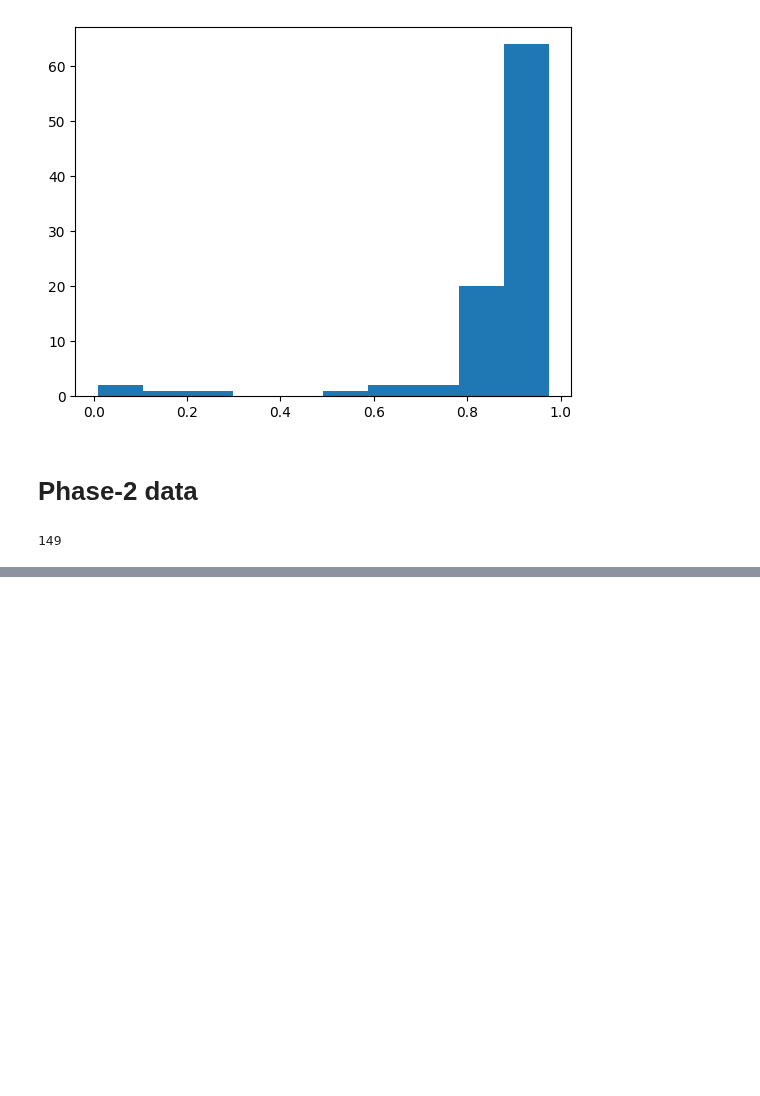
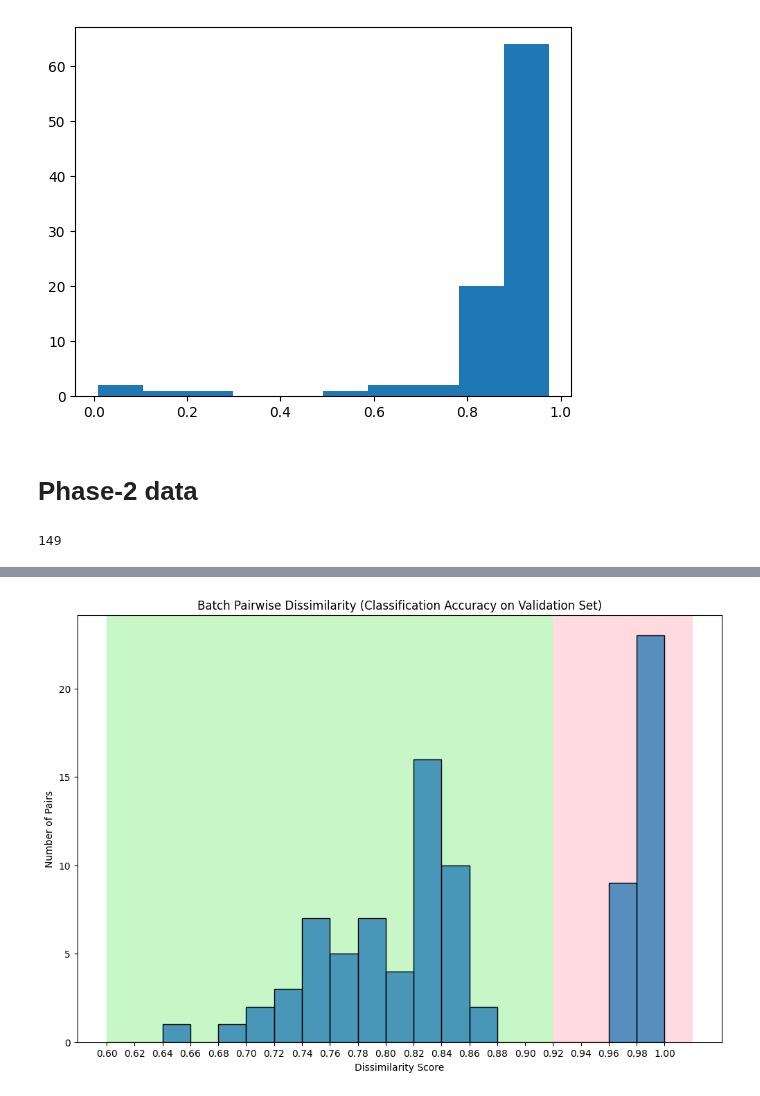
Before and after one commit to DASC-CompetitiveDS/MLOpsVN, a Jupyter notebook: src/notebooks/seperate_distribution.ipynb, the cells around one changed output, grey strips where cells are left out. Drawn from its saved outputs; the diff is of its cells as text; code cells hidden in the pictures; blank space fills up the shorter version.

Commit message:
plot for drift dissimilarity

```diff
--- a/src/notebooks/seperate_distribution.ipynb
+++ b/src/notebooks/seperate_distribution.ipynb
@@ -810,0 +835,25 @@ phase2_drift
+# %%
+range = np.arange(0.6, 1+0.02, 0.02)
+plt.figure(figsize=(12,8))
+ax = plt.gca()
+
+plt.axvspan(0.6, 0.92, facecolor='lightgreen', alpha=0.5)
+plt.axvspan(0.92, 1.02, facecolor='lightpink', alpha=0.5)
+
+
+sns.histplot(scores,
+             bins=range
+            )
+ax.set_xticks(range)
+
+
+
+plt.xlabel("Dissimilarity Score")
+plt.ylabel("Number of Pairs")
+
+plt.title("Batch Pairwise Dissimilarity (Classification Accuracy on Validation Set)")
+
+plt.savefig('report/batch_pairwise_dissimilarity.png')
+plt.show()
+# %% [output]
+[figure, added]
```
Also changed, not shown: parts of 5 cells of this notebook, 1 other file.
